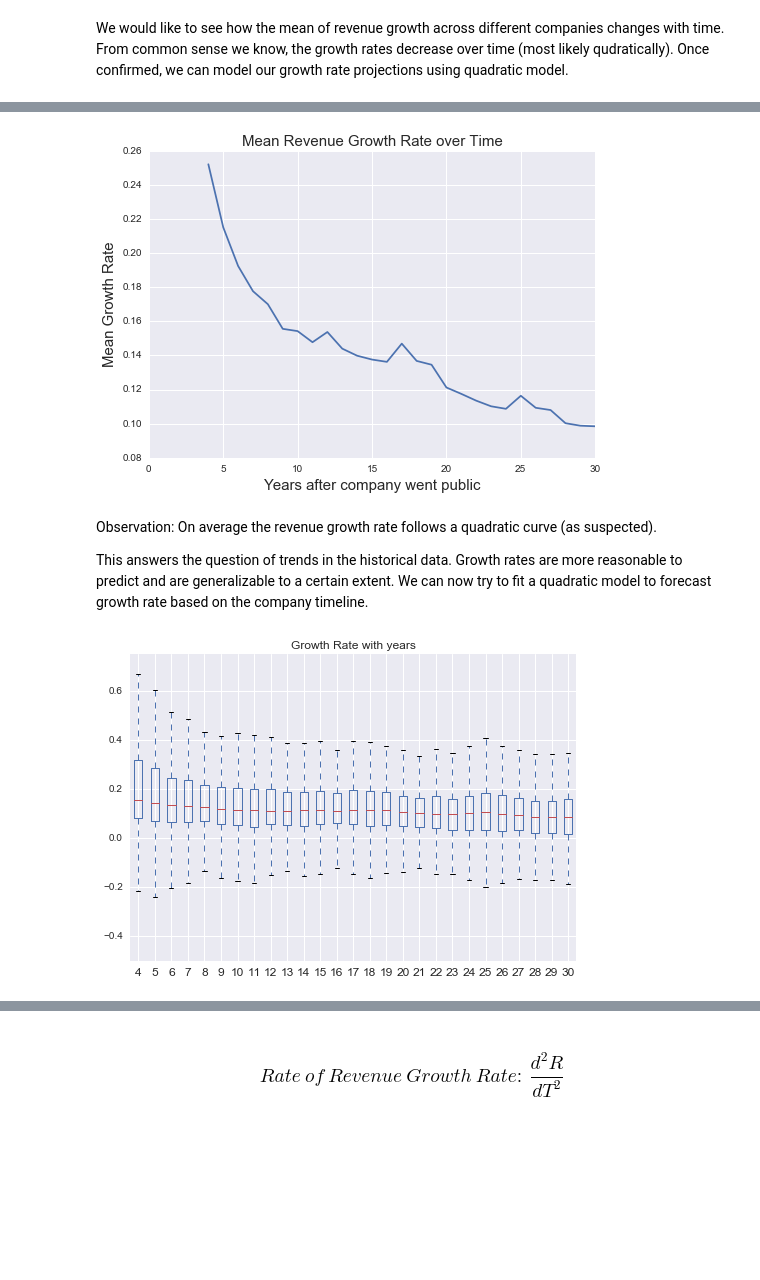
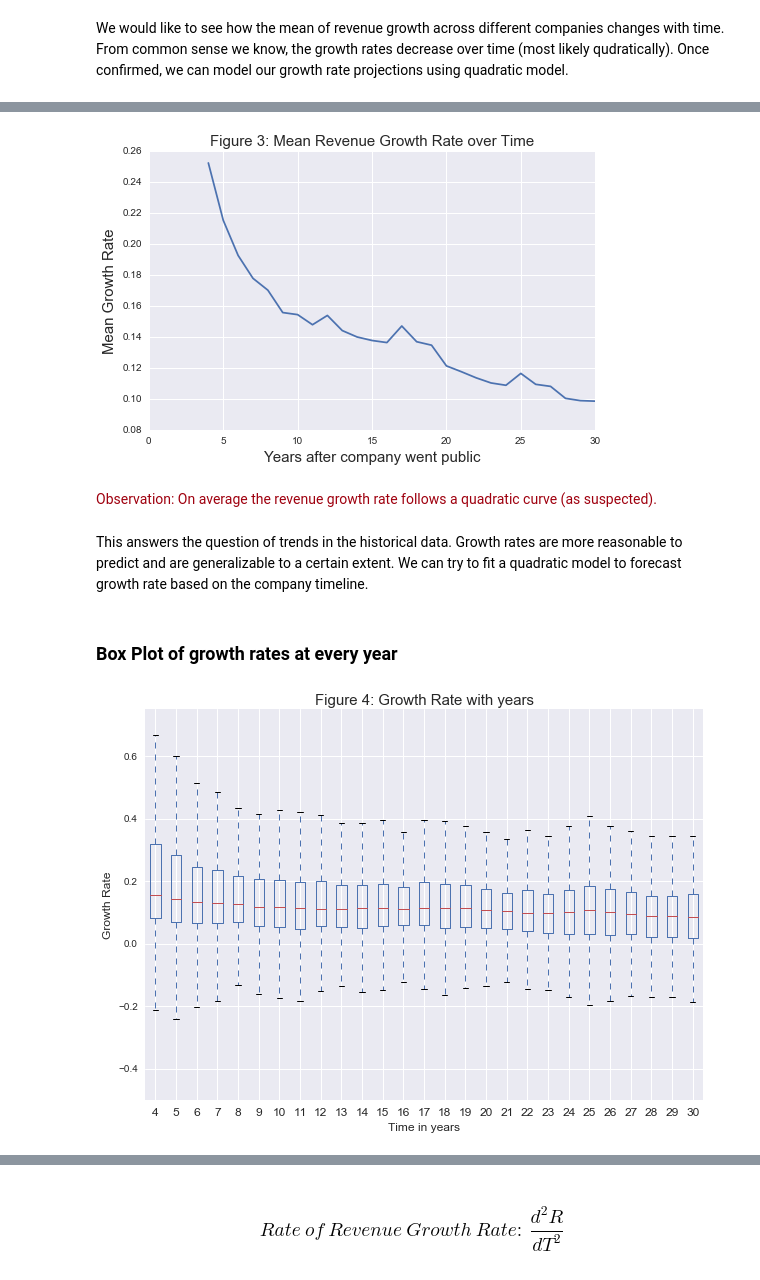
Before and after one commit to qiranli/ml_fa, a Jupyter notebook: valuation/revenue/revenue_modeling.ipynb, the cells around one changed output, grey strips where cells are left out. Drawn from its saved outputs; the diff is of its cells as text; code cells hidden in the pictures; blank space fills up the shorter version.

Commit message:
Added revenue EDA notebook

```diff
--- a/valuation/revenue/revenue_modeling.ipynb
+++ b/valuation/revenue/revenue_modeling.ipynb
@@ -243,22 +248,25 @@ df_grw_r_all.head()
 # %%
 # Plotting the growth rate over time
 
 mean_grw_r = {}
 for i,year in enumerate(df_grw_r_all.columns.tolist()):
     y_tmp = rmv_outliers(df_grw_r_all[year].values)
     mean_grw_r[year] = np.mean(y_tmp)
 
 x,y = mean_grw_r.keys(),mean_grw_r.values()
+plt.figure(figsize=(8,5))
 plt.plot(x,y);
-plt.title("Mean Revenue Growth Rate over Time",fontsize=15);
+plt.title("Figure 3: Mean Revenue Growth Rate over Time",fontsize=15);
 plt.xlabel("Years after company went public",fontsize=15);
 plt.ylabel("Mean Growth Rate",fontsize=15);
 # %% [output]
-[figure, old version]
+[figure, new version]
+# %% [markdown]
+<font color='#9F000F'>Observation: On average the revenue growth rate follows a quadratic curve (as suspected).</font>
 # %% [markdown]
-Observation: On average the revenue growth rate follows a quadratic curve (as suspected).
-
-This answers the question of trends in the historical data. Growth rates are more reasonable to predict and are generalizable to a certain extent. We can now try to fit a quadratic model to forecast growth rate based on the company timeline.
+This answers the question of trends in the historical data. Growth rates are more reasonable to predict and are generalizable to a certain extent. We can try to fit a quadratic model to forecast growth rate based on the company timeline.
+# %% [markdown]
+### Box Plot of growth rates at every year
 # %%
 df_tmp = df_grw_r_all.copy()
 for i,year in enumerate(df_tmp.columns.tolist()):
@@ -268,8 +276,11 @@ for i,year in enumerate(df_tmp.columns.tolist()):
 
 df_tmp = df_tmp.loc[4:885].reset_index(drop=True)
 # %%
+plt.figure(figsize=(10,7))
 ax = df_tmp.boxplot(return_type='axes');
 ax.set_ylim(-0.5,0.75);
-ax.set_title('Growth Rate with years');
+ax.set_title('Figure 4: Growth Rate with years',fontsize=15);
+ax.set_ylabel("Growth Rate",fontsize=12)
+ax.set_xlabel("Time in years",fontsize=12);
 # %% [output]
-[figure, old version]
+[figure, new version]
```
Also changed, not shown: parts of 32 cells of this notebook.
